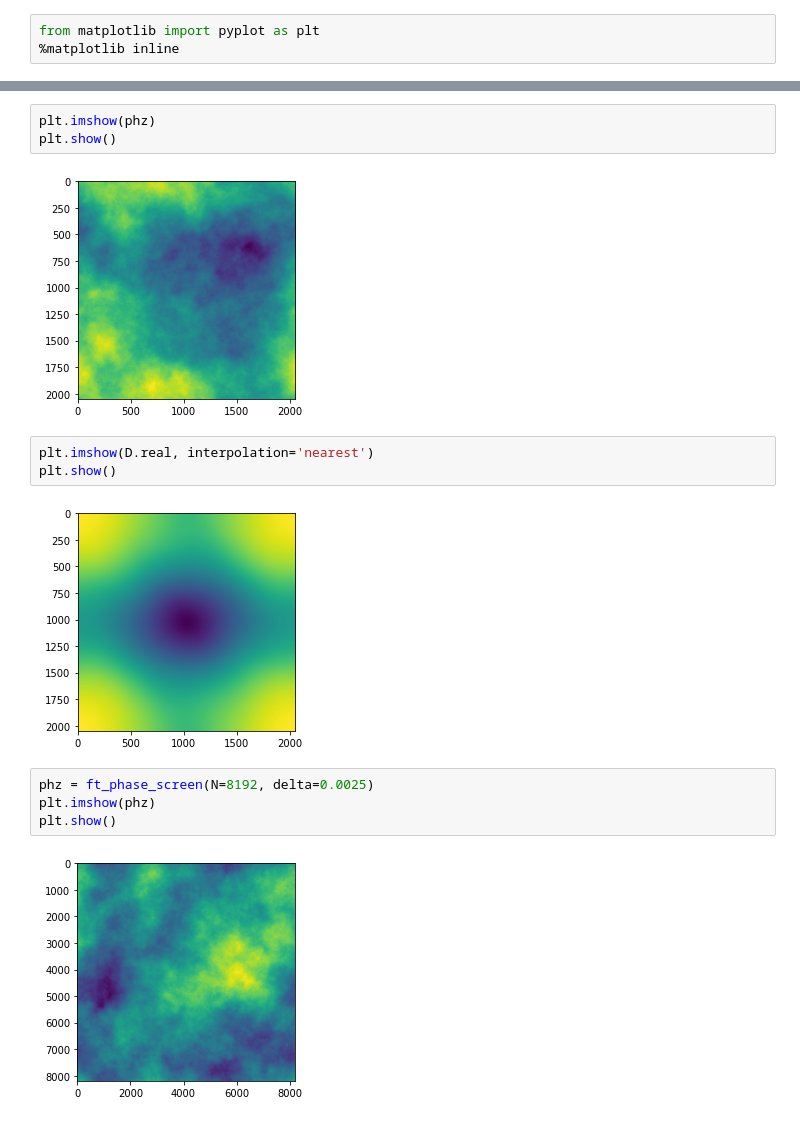
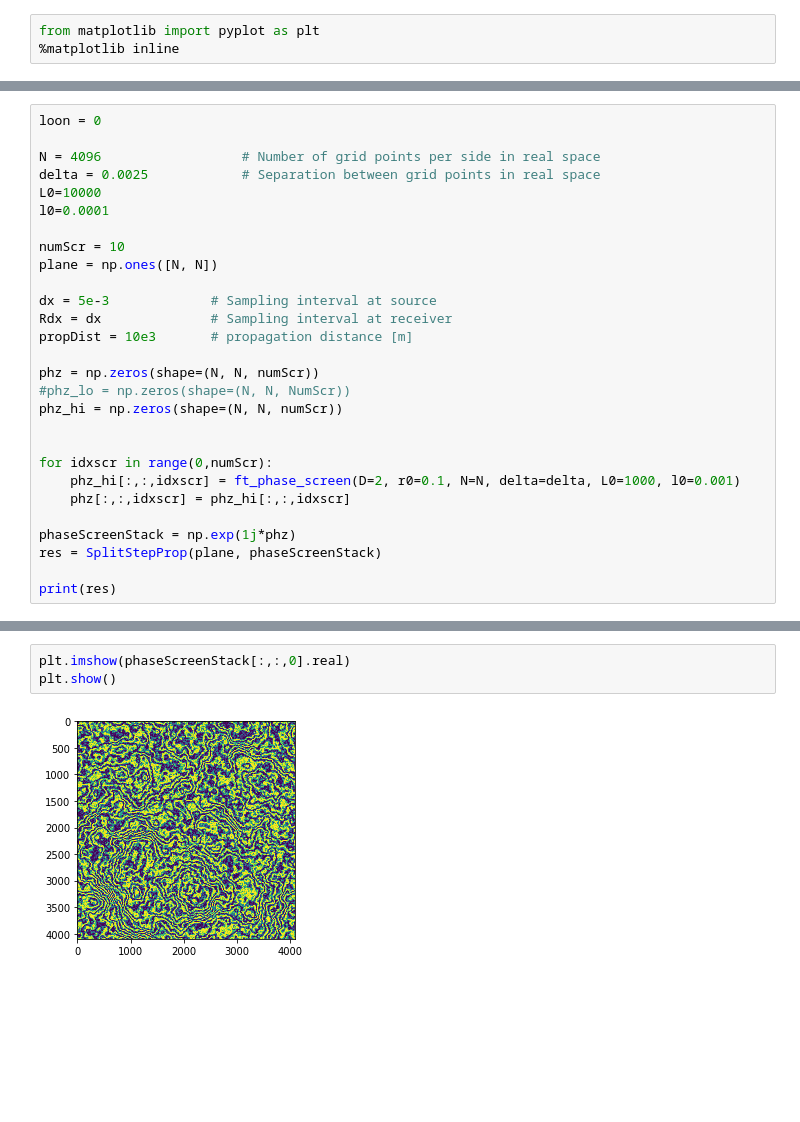
Before and after one commit to jamunozlab/turbulence, a Jupyter notebook: turbsim/turbsim.ipynb, the cells around one changed output, grey strips where cells are left out. Drawn from its saved outputs; the diff is of its cells as text; blank space fills up the shorter version.

Commit message:
propagation

```diff
--- a/turbsim/turbsim.ipynb
+++ b/turbsim/turbsim.ipynb
@@ -105,0 +278,28 @@ from matplotlib import pyplot as plt
+# %%
+loon = 0
+
+N = 4096                  # Number of grid points per side in real space
+delta = 0.0025            # Separation between grid points in real space
+L0=10000
+l0=0.0001
+
+numScr = 10
+plane = np.ones([N, N])
+
+dx = 5e-3             # Sampling interval at source
+Rdx = dx              # Sampling interval at receiver
+propDist = 10e3       # propagation distance [m]
+
+phz = np.zeros(shape=(N, N, numScr))
+#phz_lo = np.zeros(shape=(N, N, NumScr))
+phz_hi = np.zeros(shape=(N, N, numScr))
+
+
+for idxscr in range(0,numScr):
+    phz_hi[:,:,idxscr] = ft_phase_screen(D=2, r0=0.1, N=N, delta=delta, L0=1000, l0=0.001)
+    phz[:,:,idxscr] = phz_hi[:,:,idxscr]
+
+phaseScreenStack = np.exp(1j*phz)
+res = SplitStepProp(plane, phaseScreenStack)
+
+print(res)
@@ -106,16 +331,5 @@ from matplotlib import pyplot as plt
 # %%
-plt.imshow(phz)
+plt.imshow(phaseScreenStack[:,:,0].real)
 plt.show()
 # %% [output]
-[figure, old version]
+[figure, new version]
-# %%
-plt.imshow(D.real, interpolation='nearest')
-plt.show()
-# %% [output]
-[figure, removed]
-# %%
-phz = ft_phase_screen(N=8192, delta=0.0025)
-plt.imshow(phz)
-plt.show()
-# %% [output]
-[figure, removed]
```
Also changed, not shown: parts of 33 cells of this notebook, 2 other files.
